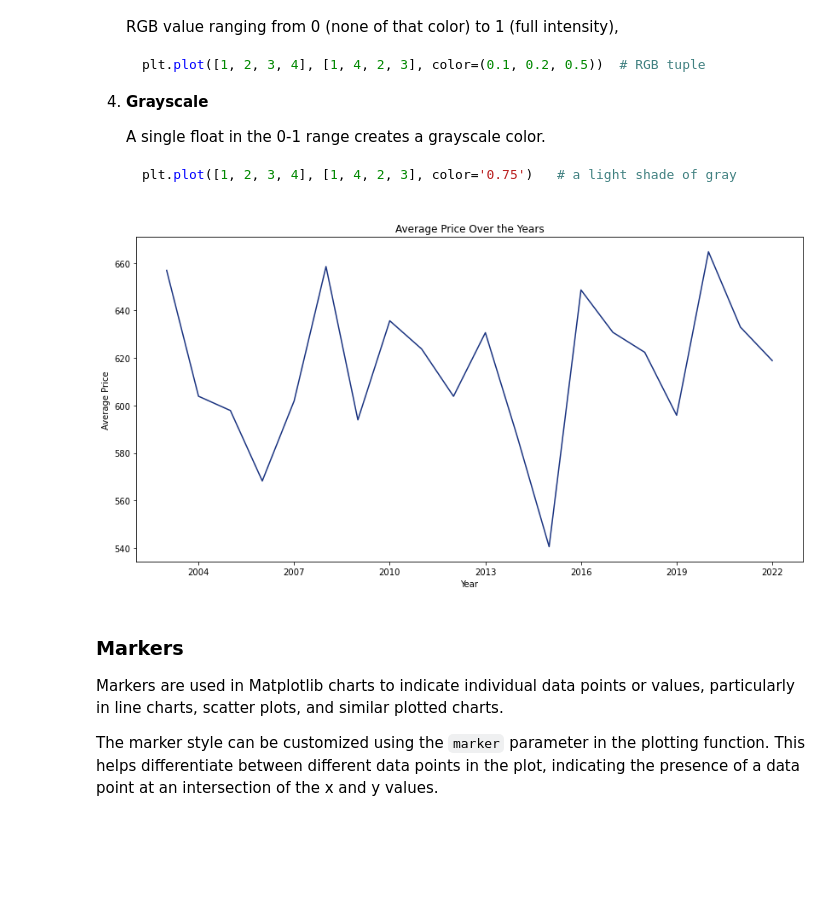
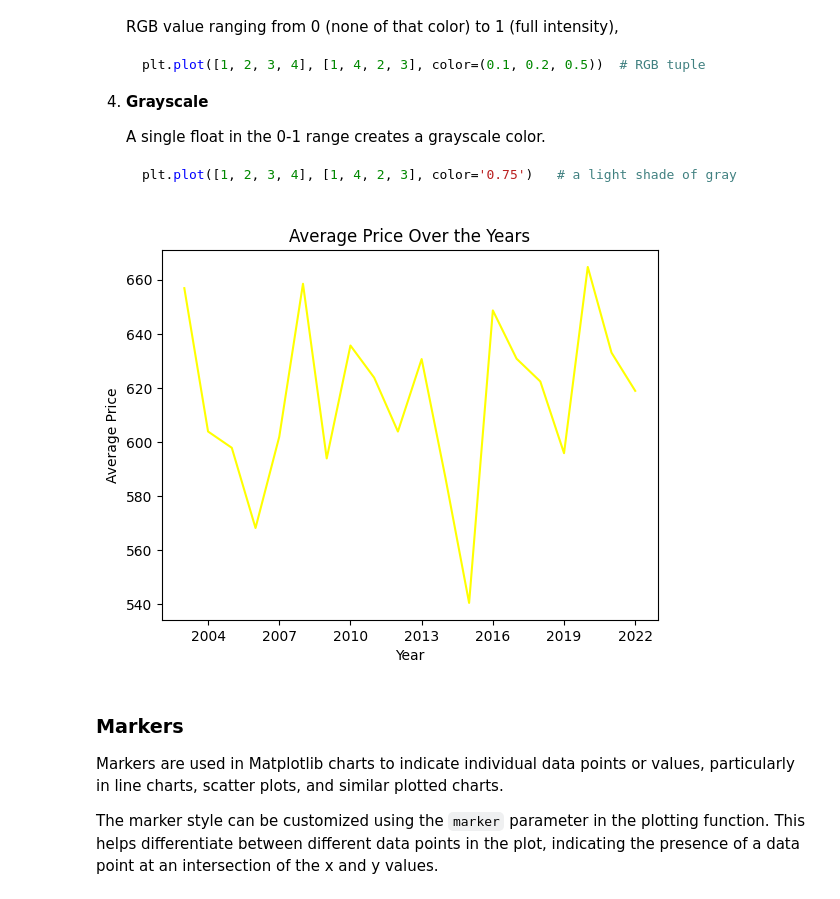
Before and after one commit to byrocuy/REA-AI_Mastery, a Jupyter notebook: week-1/session-3/00_visualization.ipynb, the cells around one changed output. Cells and saved outputs as stored; diff of their text form; code cells hidden in the pictures; blank space fills up the shorter version.

```diff
--- a/week-1/session-3/00_visualization.ipynb
+++ b/week-1/session-3/00_visualization.ipynb
@@ -103,7 +130,6 @@ Let's say we want to visualize the distribution of prices in our Airbnb dataset.
 # %%
 import pandas as pd
 import matplotlib.pyplot as plt
-plt.rcParams['figure.figsize'] = (14, 7)
 
 # Plot a histogram of the 'price' column
 airbnb_df['price'].plot(kind='hist', rwidth=0.8, bins=30)
@@ -384,15 +490,15 @@ There are several ways in which you can specify color:
 # %%
 plt.axes().xaxis.set_major_locator(MaxNLocator(integer=True))
 
 avg_prices_per_year = airbnb_df.groupby('construction_year')['price'].mean()
 
-plt.plot(avg_prices_per_year, color=(0.1, 0.2, 0.5))
+plt.plot(avg_prices_per_year, color='yellow')
 plt.xlabel('Year')
 plt.ylabel('Average Price')
 plt.title('Average Price Over the Years')
 plt.show()
 # %% [output]
-[figure, old version]
+[figure, new version]
 # %% [markdown]
 ### Markers
 
```
Also changed, not shown: parts of 60 cells of this notebook.
